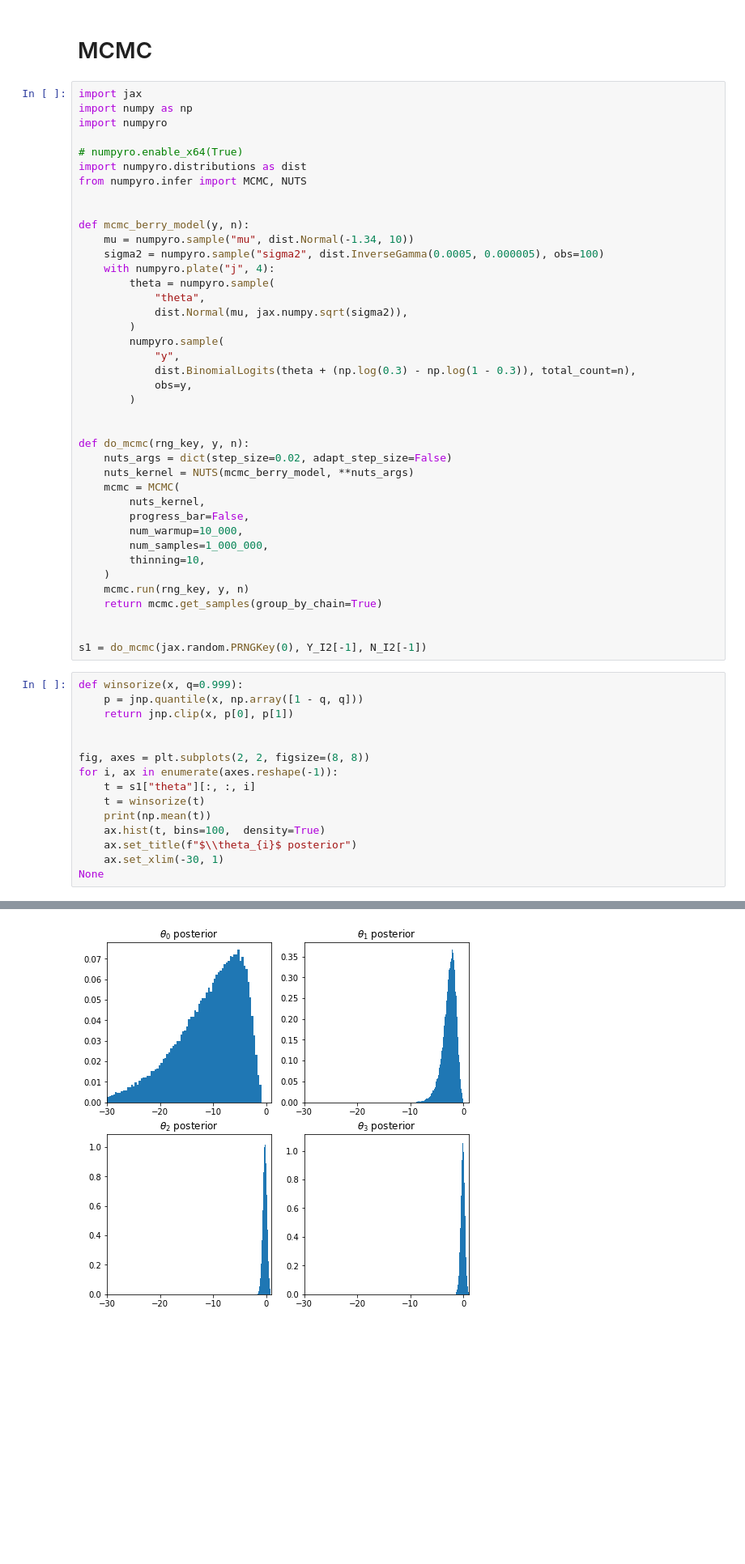
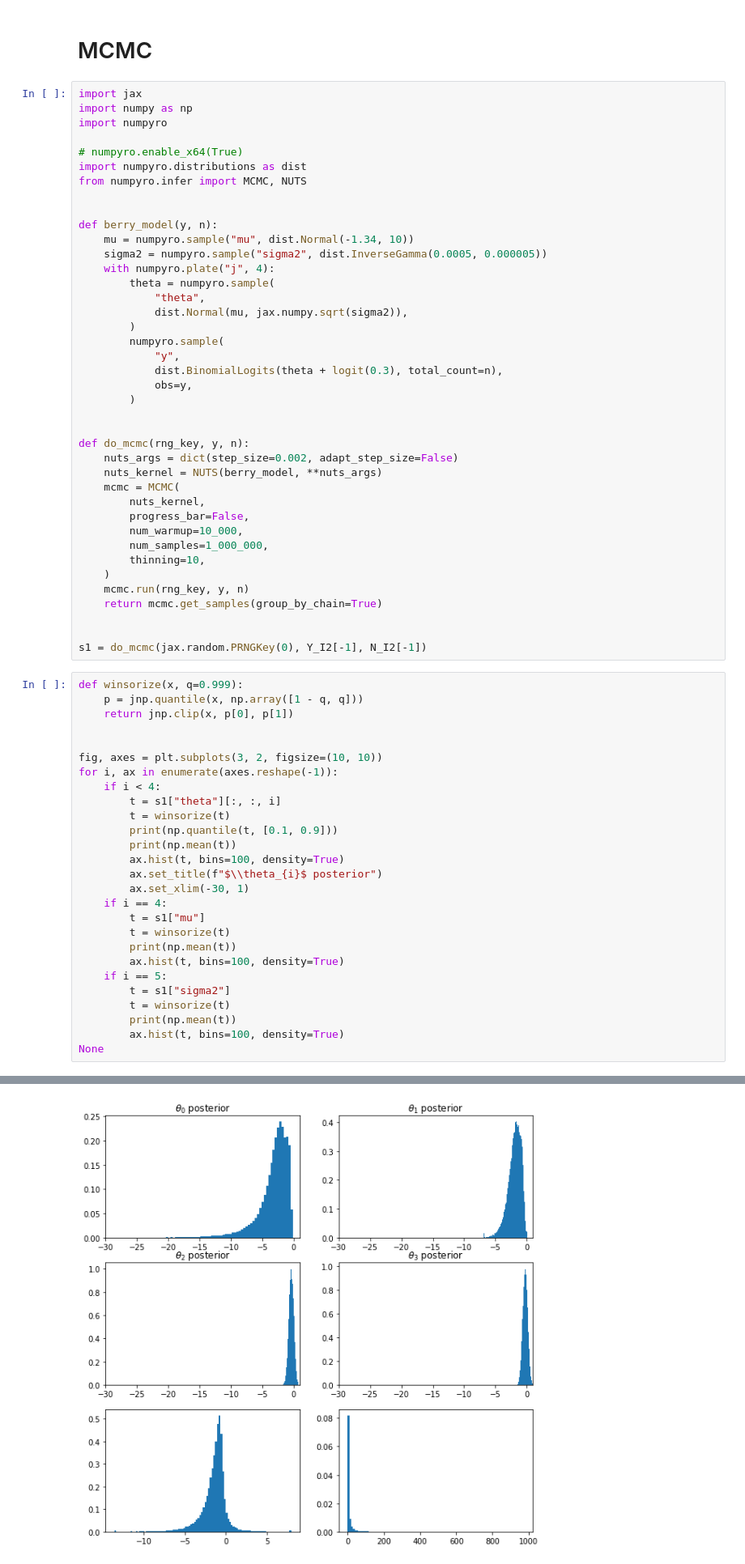
Before and after one commit to constinit/imprint, a Jupyter notebook: research/berry/jax_inla.ipynb, the cells around one changed output, grey strips where cells are left out. Shown at 81% size. Cells and saved outputs as stored; diff of their text form; blank space fills up the shorter version.

```diff
--- a/research/berry/jax_inla.ipynb
+++ b/research/berry/jax_inla.ipynb
@@ -55,9 +59,9 @@ import numpyro.distributions as dist
 from numpyro.infer import MCMC, NUTS
 
 
-def mcmc_berry_model(y, n):
+def berry_model(y, n):
     mu = numpyro.sample("mu", dist.Normal(-1.34, 10))
-    sigma2 = numpyro.sample("sigma2", dist.InverseGamma(0.0005, 0.000005), obs=100)
+    sigma2 = numpyro.sample("sigma2", dist.InverseGamma(0.0005, 0.000005))
     with numpyro.plate("j", 4):
         theta = numpyro.sample(
             "theta",
@@ -65,14 +69,14 @@ def mcmc_berry_model(y, n):
         )
         numpyro.sample(
             "y",
-            dist.BinomialLogits(theta + (np.log(0.3) - np.log(1 - 0.3)), total_count=n),
+            dist.BinomialLogits(theta + logit(0.3), total_count=n),
             obs=y,
         )
 
 
 def do_mcmc(rng_key, y, n):
-    nuts_args = dict(step_size=0.02, adapt_step_size=False)
-    nuts_kernel = NUTS(mcmc_berry_model, **nuts_args)
+    nuts_args = dict(step_size=0.002, adapt_step_size=False)
+    nuts_kernel = NUTS(berry_model, **nuts_args)
     mcmc = MCMC(
         nuts_kernel,
         progress_bar=False,
@@ -91,13 +95,25 @@ def winsorize(x, q=0.999):
     return jnp.clip(x, p[0], p[1])
 
 
-fig, axes = plt.subplots(2, 2, figsize=(8, 8))
+fig, axes = plt.subplots(3, 2, figsize=(10, 10))
 for i, ax in enumerate(axes.reshape(-1)):
-    t = s1["theta"][:, :, i]
-    t = winsorize(t)
-    print(np.mean(t))
-    ax.hist(t, bins=100,  density=True)
-    ax.set_title(f"$\\theta_{i}$ posterior")
-    ax.set_xlim(-30, 1)
+    if i < 4:
+        t = s1["theta"][:, :, i]
+        t = winsorize(t)
+        print(np.quantile(t, [0.1, 0.9]))
+        print(np.mean(t))
+        ax.hist(t, bins=100, density=True)
+        ax.set_title(f"$\\theta_{i}$ posterior")
+        ax.set_xlim(-30, 1)
+    if i == 4:
+        t = s1["mu"]
+        t = winsorize(t)
+        print(np.mean(t))
+        ax.hist(t, bins=100, density=True)
+    if i == 5:
+        t = s1["sigma2"]
+        t = winsorize(t)
+        print(np.mean(t))
+        ax.hist(t, bins=100, density=True)
 None
 # %% [output]
@@ -108 +130 @@ None
-[figure, old version]
+[figure, new version]
```
Also changed, not shown: parts of 15 cells of this notebook.
